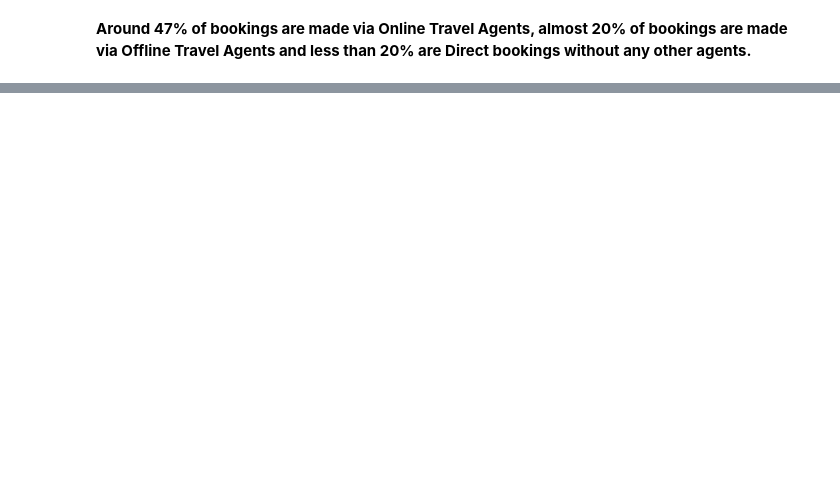
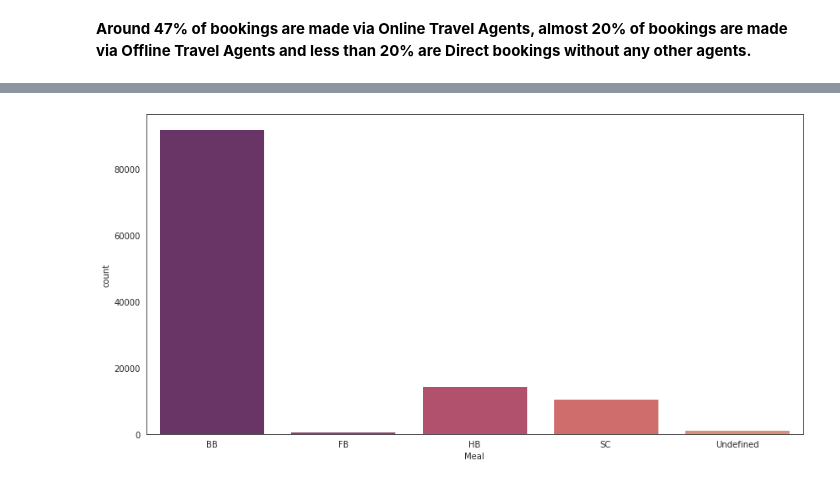
Before and after one commit to Shivraj285/EDA-Hotel-Booking-Analysis, a Jupyter notebook: Shivraj_Y_Saude_Hotel_Booking_Analysis_Capstone_Project.ipynb, the cells around one changed output, grey strips where cells are left out. Cells and saved outputs as stored; diff of their text form; code cells hidden in the pictures; blank space fills up the shorter version.

```diff
--- a/Shivraj_Y_Saude_Hotel_Booking_Analysis_Capstone_Project.ipynb
+++ b/Shivraj_Y_Saude_Hotel_Booking_Analysis_Capstone_Project.ipynb
@@ -565,0 +652,6 @@ plt.show()
+# %%
+plt.figure(figsize=(14,7))
+sns.countplot(dataFrame['Meal'], palette='flare_r')
+plt.show()
+# %% [output]
+[figure, added]
```
Also changed, not shown: parts of 93 cells of this notebook.
